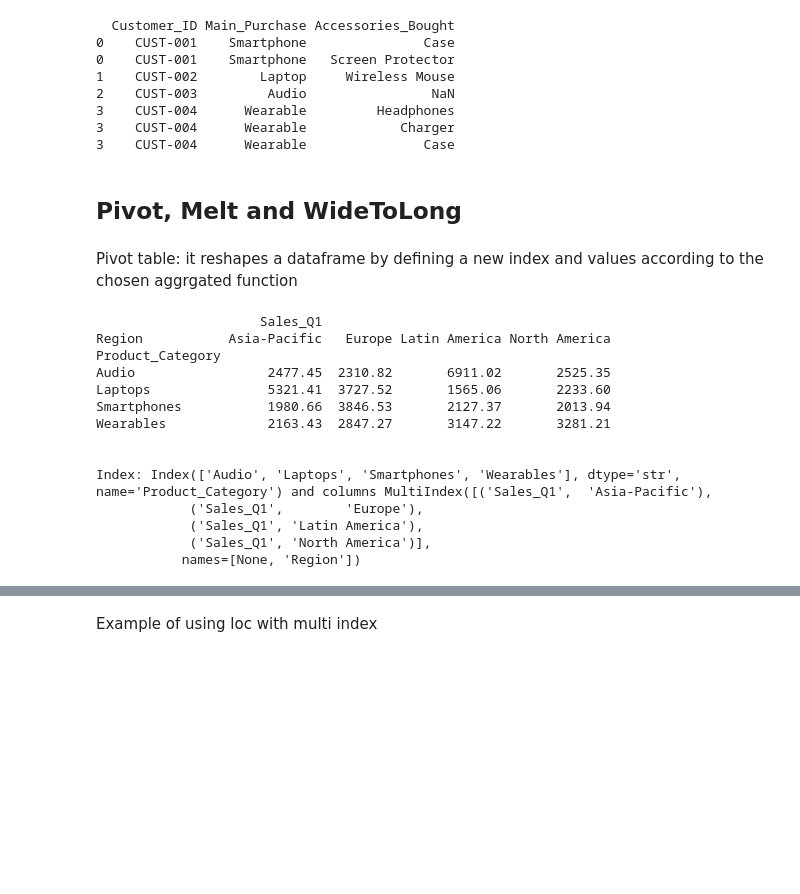
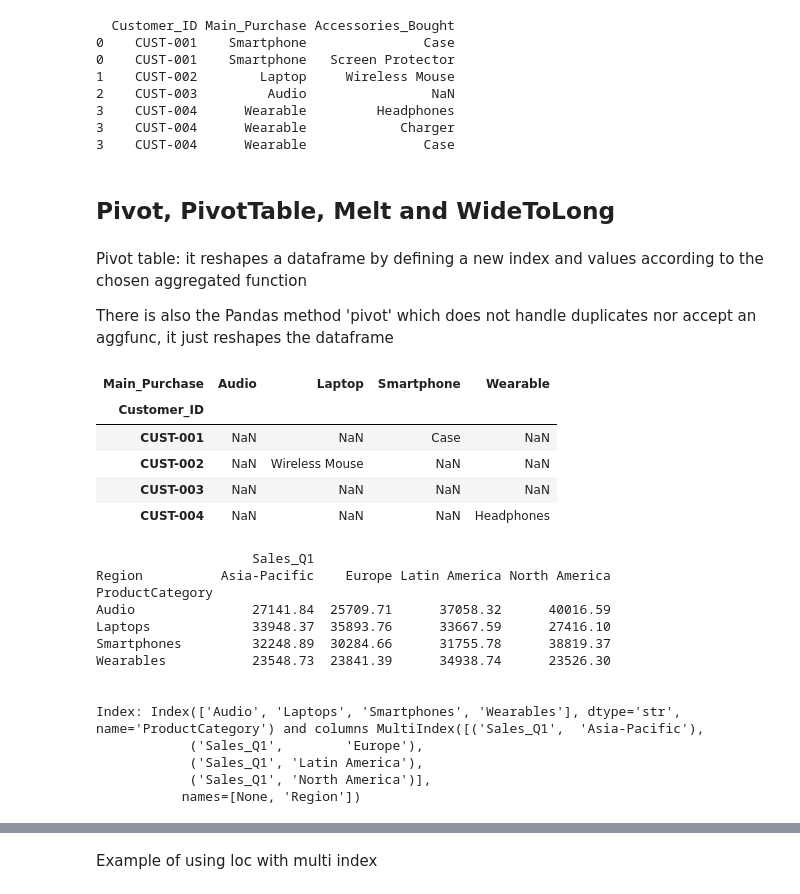
Before and after one commit to carlosjesuscaro/data_analysis_summary, a Jupyter notebook: Pandas.ipynb, the cells around one changed output, grey strips where cells are left out. Drawn from its saved outputs; the diff is of its cells as text; code cells hidden in the pictures; blank space fills up the shorter version.

```diff
--- a/Pandas.ipynb
+++ b/Pandas.ipynb
@@ -101,24 +101,39 @@ print(df_explode)
 3    CUST-004      Wearable            Charger
 3    CUST-004      Wearable               Case
 # %% [markdown]
-## Pivot, Melt and WideToLong
+## Pivot, PivotTable, Melt and WideToLong
 # %% [markdown]
-Pivot table: it reshapes a dataframe by defining a new index and values according to the chosen aggrgated function
+Pivot table: it reshapes a dataframe by defining a new index and values according to the chosen aggregated function
+
+There is also the Pandas method 'pivot' which does not handle duplicates nor accept an aggfunc, it just reshapes the dataframe
+# %%
+# PIVOT
+df_pivot_example = df_explode.drop_duplicates(subset='Customer_ID') # pivot does not handle duplicated values
+pivot_example = pd.pivot(data=df_pivot_example, index='Customer_ID', columns='Main_Purchase', values='Accessories_Bought')
+pivot_example
+# %% [output]
+| Main_Purchase | Audio | Laptop | Smartphone | Wearable |
+| Customer_ID |  |  |  |  |
+| CUST-001 | NaN | NaN | Case | NaN |
+| CUST-002 | NaN | Wireless Mouse | NaN | NaN |
+| CUST-003 | NaN | NaN | NaN | NaN |
+| CUST-004 | NaN | NaN | NaN | Headphones |
 # %%
-prod_region = pd.pivot_table(df, index='Product_Category', columns='Region', values=['Sales_Q1'], aggfunc='sum')
+# PIVOT TABLE
+prod_region = pd.pivot_table(df, index='ProductCategory', columns='Region', values=['Sales_Q1'], aggfunc='sum')
 print(prod_region)
 print(f'\n\nIndex: {prod_region.index} and columns {prod_region.columns}')
 # %% [output]
-                     Sales_Q1
-Region           Asia-Pacific   Europe Latin America North America
-Product_Category
-Audio                 2477.45  2310.82       6911.02       2525.35
-Laptops               5321.41  3727.52       1565.06       2233.60
-Smartphones           1980.66  3846.53       2127.37       2013.94
-Wearables             2163.43  2847.27       3147.22       3281.21
+                    Sales_Q1
+Region          Asia-Pacific    Europe Latin America North America
+ProductCategory
+Audio               27141.84  25709.71      37058.32      40016.59
+Laptops             33948.37  35893.76      33667.59      27416.10
+Smartphones         32248.89  30284.66      31755.78      38819.37
+Wearables           23548.73  23841.39      34938.74      23526.30
 
 
-Index: Index(['Audio', 'Laptops', 'Smartphones', 'Wearables'], dtype='str', name='Product_Category') and columns MultiIndex([('Sales_Q1',  'Asia-Pacific'),
+Index: Index(['Audio', 'Laptops', 'Smartphones', 'Wearables'], dtype='str', name='ProductCategory') and columns MultiIndex([('Sales_Q1',  'Asia-Pacific'),
             ('Sales_Q1',        'Europe'),
             ('Sales_Q1', 'Latin America'),
             ('Sales_Q1', 'North America')],
```
Also changed, not shown: parts of 11 cells of this notebook.
